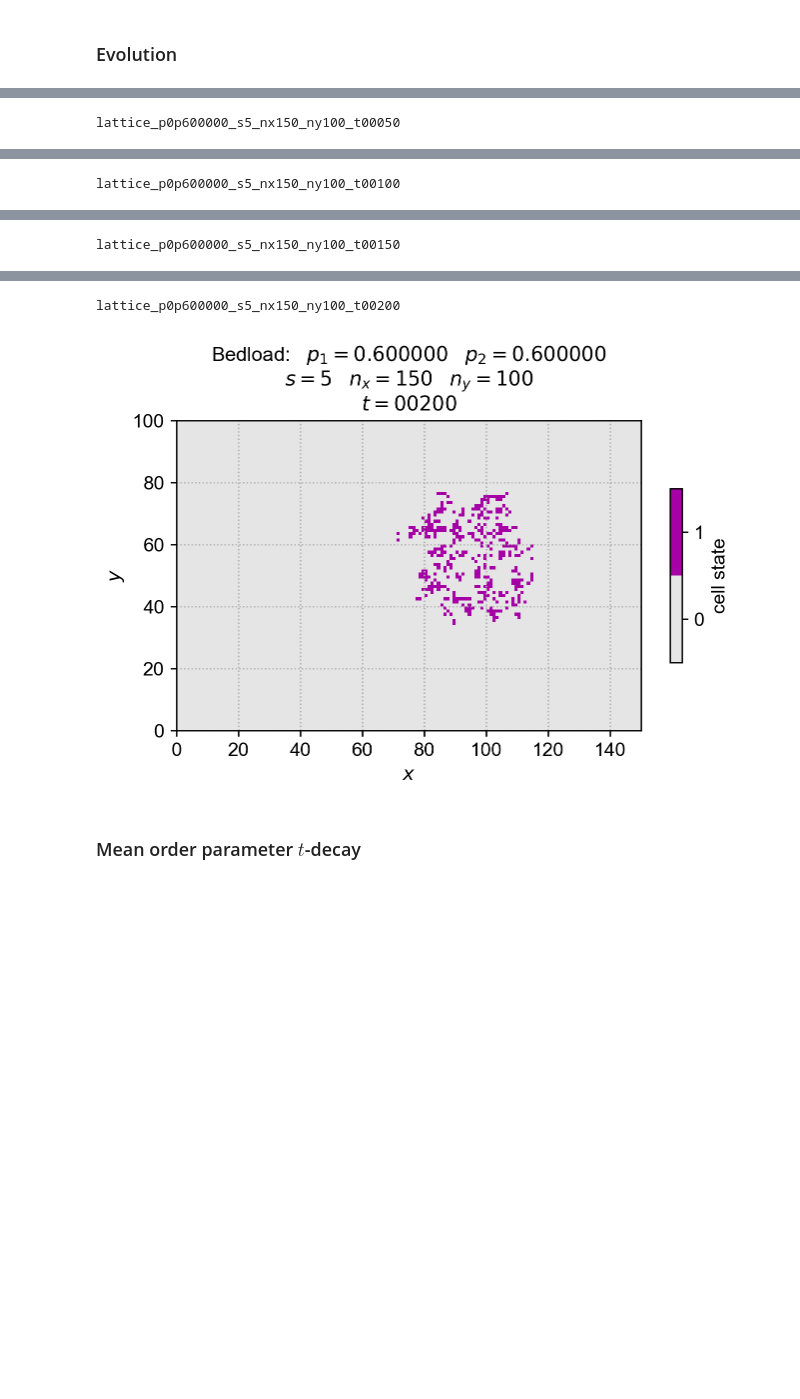
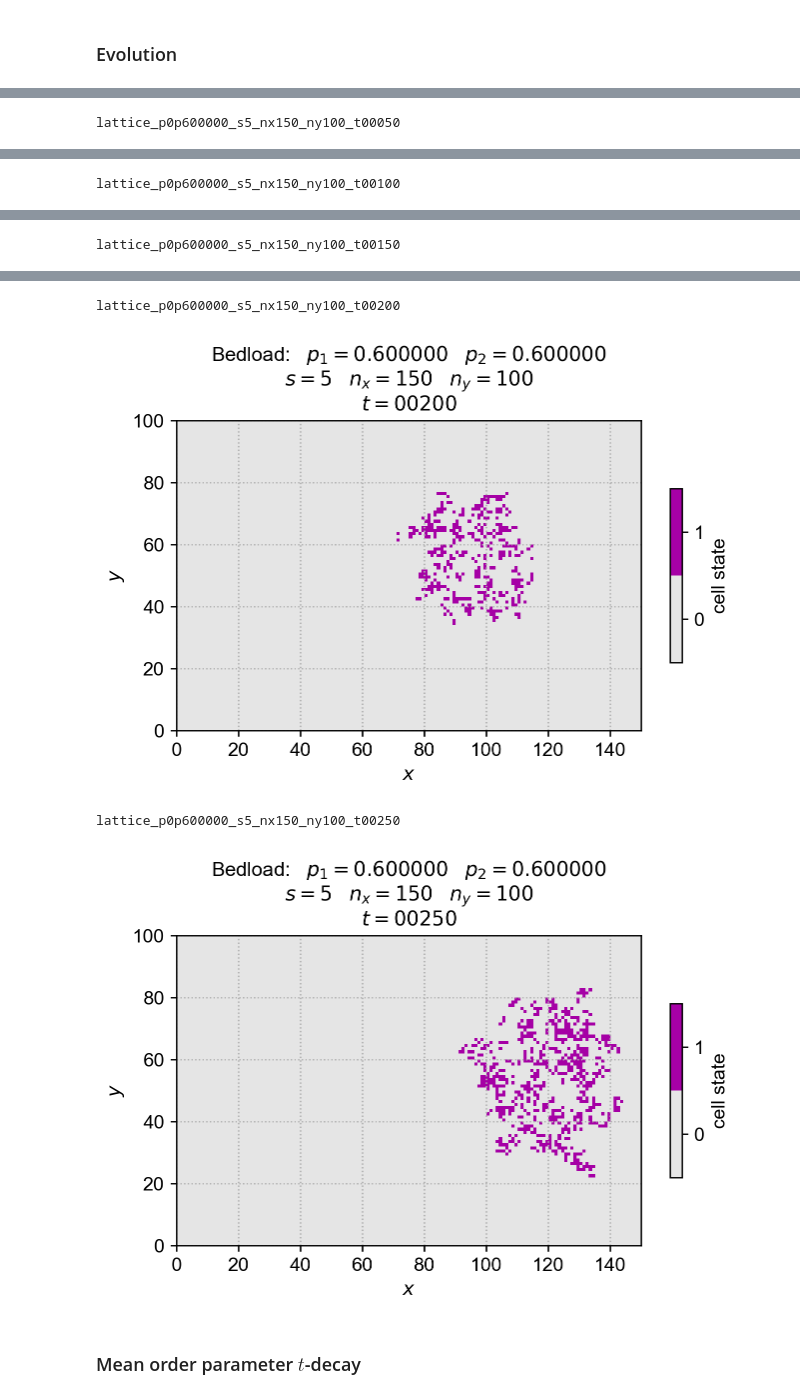
Before and after one commit to atthecodeface/DPRS, a Jupyter notebook: python/notebooks/bedload_2d.ipynb, the cells around one changed output, grey strips where cells are left out. Cells and saved outputs as stored; diff of their text form; code cells hidden in the pictures; blank space fills up the shorter version.

```diff
--- a/python/notebooks/bedload_2d.ipynb
+++ b/python/notebooks/bedload_2d.ipynb
@@ -158,33 +158,42 @@ if n_lattices>0:
     print(name)
     image_lattice(
         name=name, title=make_title(parameters, i_slice), i_lattice=i_slice,
     )
     plt.show()
     i_slice = 150
     name = make_name(parameters, "lattice", i_slice,)
     print(name)
     image_lattice(
         name=name, title=make_title(parameters, i_slice), i_lattice=i_slice,
     )
     plt.show()
     i_slice = 200
     name = make_name(parameters, "lattice", i_slice,)
     print(name)
     image_lattice(
         name=name, title=make_title(parameters, i_slice), i_lattice=i_slice,
     )
     plt.show()
+    i_slice = 250
+    name = make_name(parameters, "lattice", i_slice,)
+    print(name)
+    image_lattice(
+        name=name, title=make_title(parameters, i_slice), i_lattice=i_slice,
+    )
+    plt.show()
 # %% [output]
 lattice_p0p600000_s5_nx150_ny100_t00020
 [figure]
 lattice_p0p600000_s5_nx150_ny100_t00050
 [figure]
 lattice_p0p600000_s5_nx150_ny100_t00100
 [figure]
 lattice_p0p600000_s5_nx150_ny100_t00150
 [figure]
 lattice_p0p600000_s5_nx150_ny100_t00200
 [figure]
+lattice_p0p600000_s5_nx150_ny100_t00250
+[figure, added]
 # %% [markdown]
 ### Mean order parameter $t$-decay
 # %% [markdown]
```
Also changed, not shown: parts of 5 cells of this notebook.
